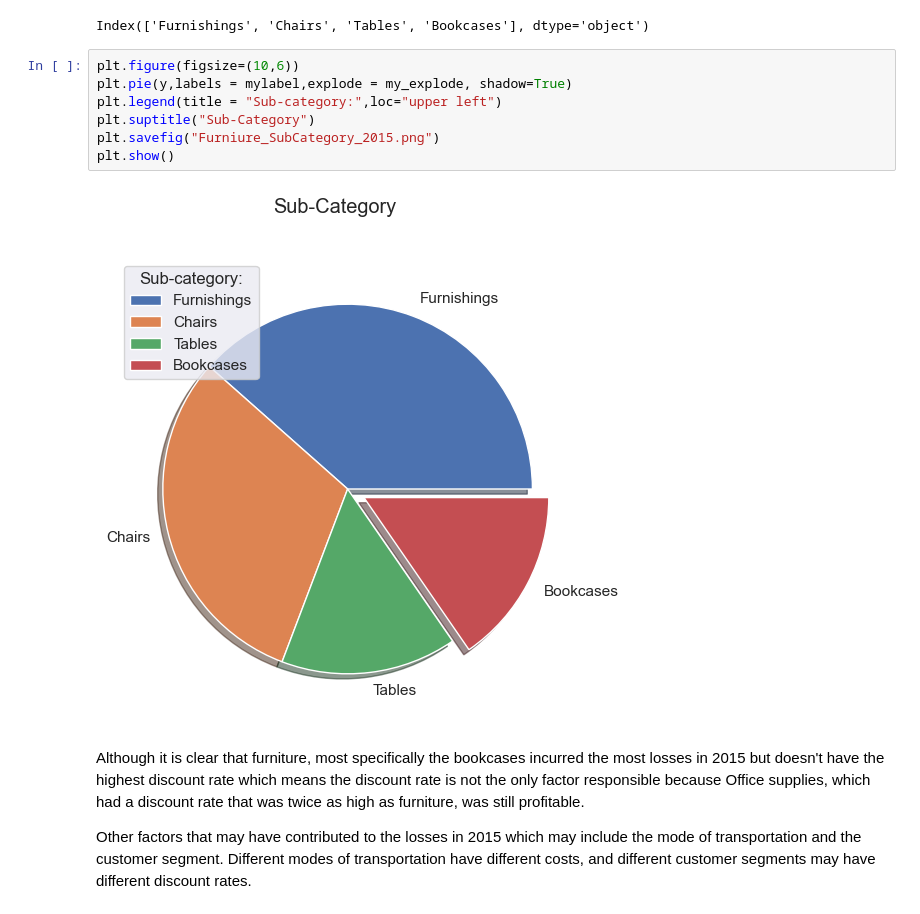
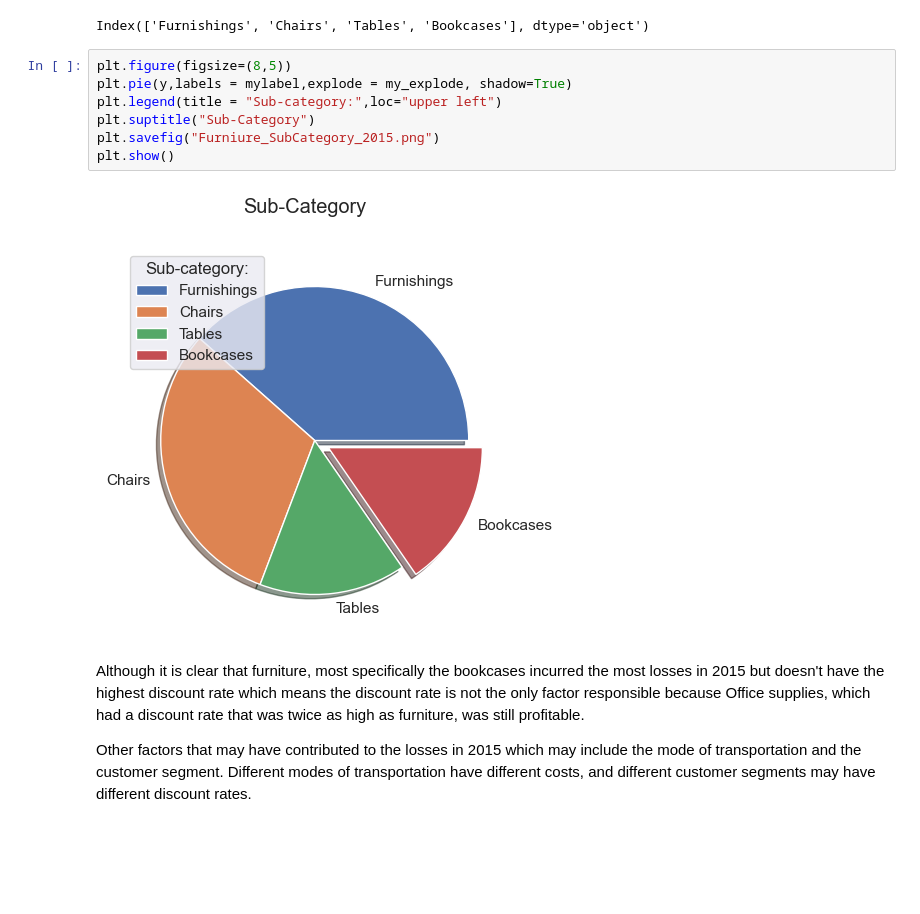
Before and after one commit to joedetDS/sample-store-analysis, a Jupyter notebook: sample_store_analysis.ipynb, the cells around one changed output. Saved outputs shown, nothing was run; the diff lists cells and outputs as text; blank space fills up the shorter version.

```diff
--- a/sample_store_analysis.ipynb
+++ b/sample_store_analysis.ipynb
@@ -355,14 +355,14 @@ mylabel
 # %% [output]
 Index(['Furnishings', 'Chairs', 'Tables', 'Bookcases'], dtype='object')
 # %%
-plt.figure(figsize=(10,6))
+plt.figure(figsize=(8,5))
 plt.pie(y,labels = mylabel,explode = my_explode, shadow=True)
 plt.legend(title = "Sub-category:",loc="upper left")
 plt.suptitle("Sub-Category")
 plt.savefig("Furniure_SubCategory_2015.png")
 plt.show()
 # %% [output]
-[figure, old version]
+[figure, new version]
 # %% [markdown]
 Although it is clear that furniture, most specifically the bookcases incurred the most losses in 2015 but doesn't have the highest discount rate which means the discount rate is not the only factor responsible because Office supplies, which had a discount rate that was twice as high as furniture, was still profitable.
 
```
Also changed, not shown: parts of 12 cells of this notebook.
